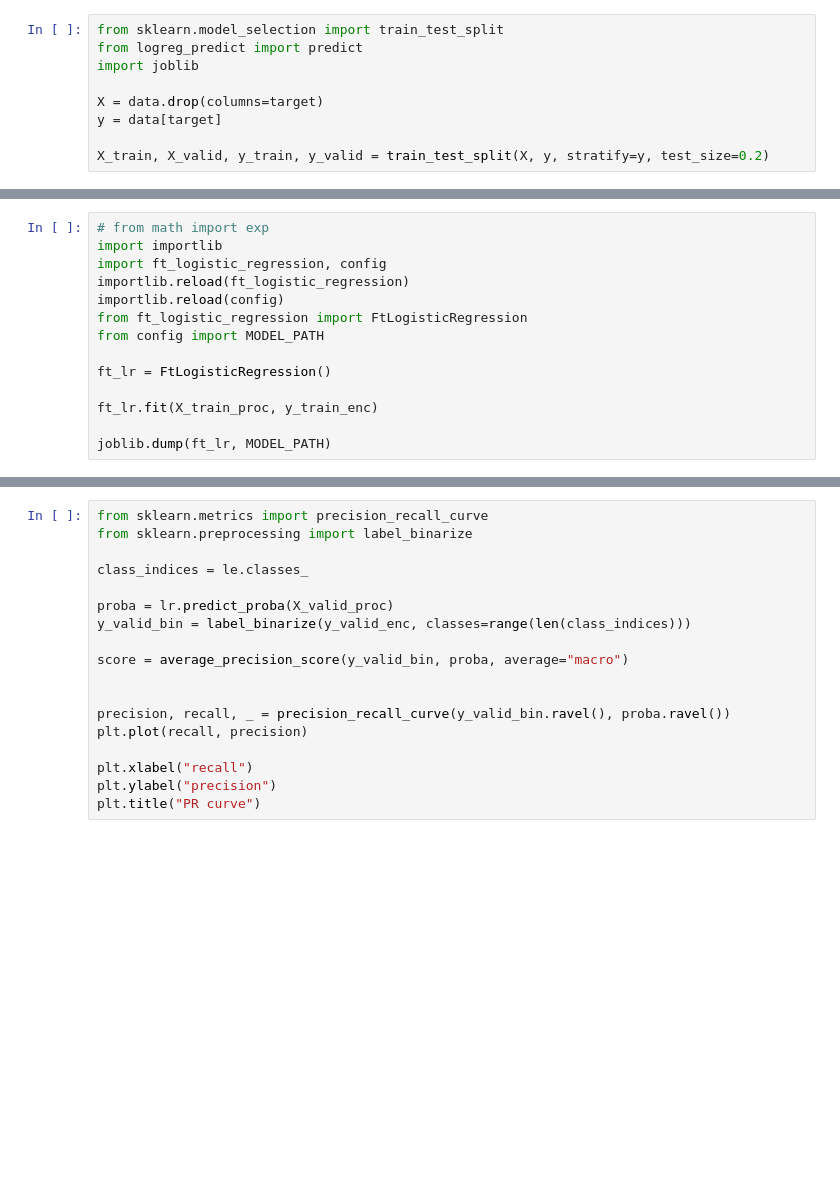
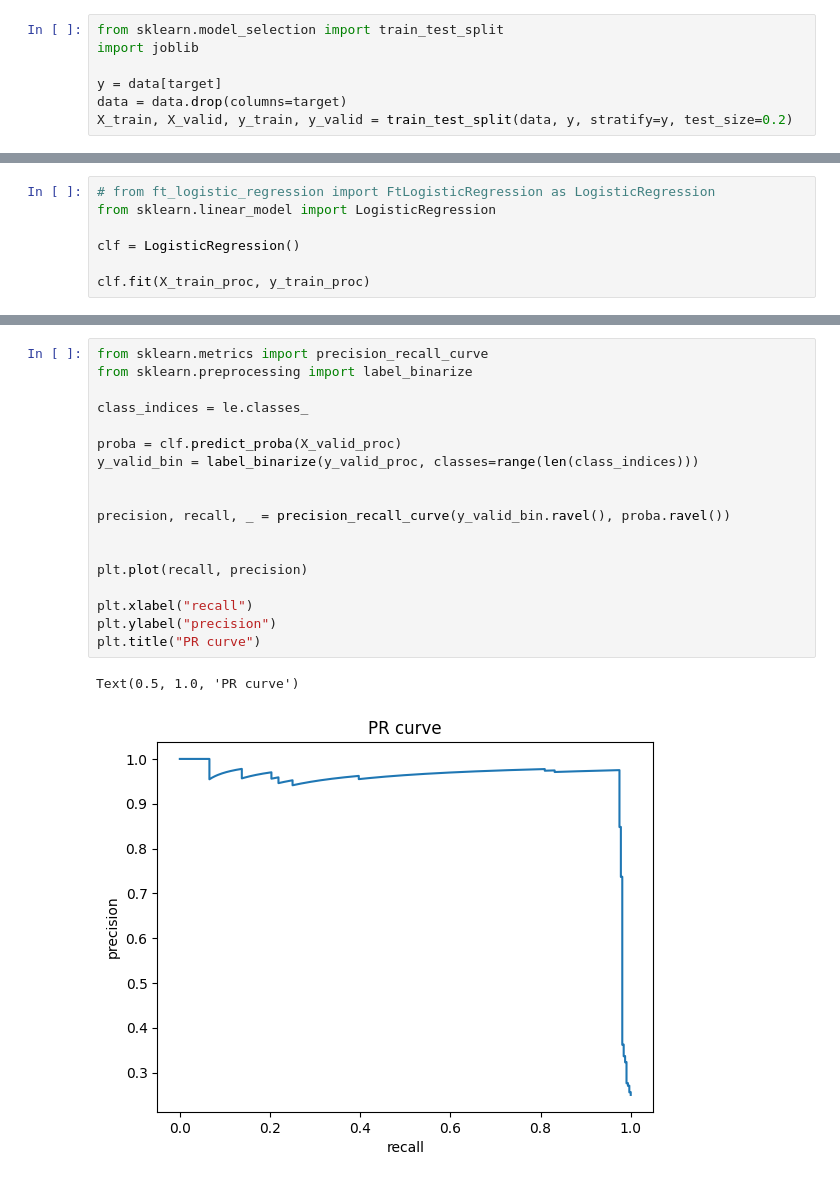
Before and after one commit to facoleur/ft_dslr, a Jupyter notebook: src/eda.ipynb, the cells around one changed output, grey strips where cells are left out. Drawn from its saved outputs; the diff is of its cells as text; blank space fills up the shorter version.

```diff
--- a/src/eda.ipynb
+++ b/src/eda.ipynb
@@ -34,9 +39,7 @@ fig.show()
 # %%
 from sklearn.model_selection import train_test_split
-from logreg_predict import predict
 import joblib
 
-X = data.drop(columns=target)
 y = data[target]
-
-X_train, X_valid, y_train, y_valid = train_test_split(X, y, stratify=y, test_size=0.2)
+data = data.drop(columns=target)
+X_train, X_valid, y_train, y_valid = train_test_split(data, y, stratify=y, test_size=0.2)
@@ -96,14 +59,7 @@ labels=le.classes_.tolist()
 # %%
-# from math import exp
-import importlib
-import ft_logistic_regression, config
-importlib.reload(ft_logistic_regression)
-importlib.reload(config)
-from ft_logistic_regression import FtLogisticRegression
-from config import MODEL_PATH
+# from ft_logistic_regression import FtLogisticRegression as LogisticRegression
+from sklearn.linear_model import LogisticRegression
 
-ft_lr = FtLogisticRegression()
+clf = LogisticRegression()
 
-ft_lr.fit(X_train_proc, y_train_enc)
-
-joblib.dump(ft_lr, MODEL_PATH)
+clf.fit(X_train_proc, y_train_proc)
@@ -158,21 +106,24 @@ evaluate("Log reg", lr, X_valid_proc, y_valid_enc)
 # %%
 from sklearn.metrics import precision_recall_curve
 from sklearn.preprocessing import label_binarize
 
 class_indices = le.classes_
 
-proba = lr.predict_proba(X_valid_proc)
-y_valid_bin = label_binarize(y_valid_enc, classes=range(len(class_indices)))
-
-score = average_precision_score(y_valid_bin, proba, average="macro")
+proba = clf.predict_proba(X_valid_proc)
+y_valid_bin = label_binarize(y_valid_proc, classes=range(len(class_indices)))
 
 
 precision, recall, _ = precision_recall_curve(y_valid_bin.ravel(), proba.ravel())
+
+
 plt.plot(recall, precision)
 
 plt.xlabel("recall")
 plt.ylabel("precision")
 plt.title("PR curve")
+# %% [output]
+Text(0.5, 1.0, 'PR curve')
+[figure, added]
 # %%
 # explainability
 
```
Also changed, not shown: parts of 10 cells of this notebook, 17 other files.
